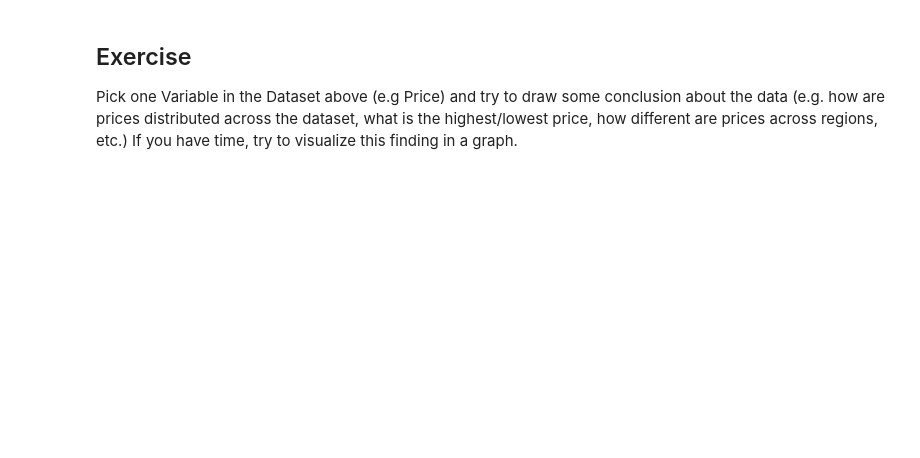
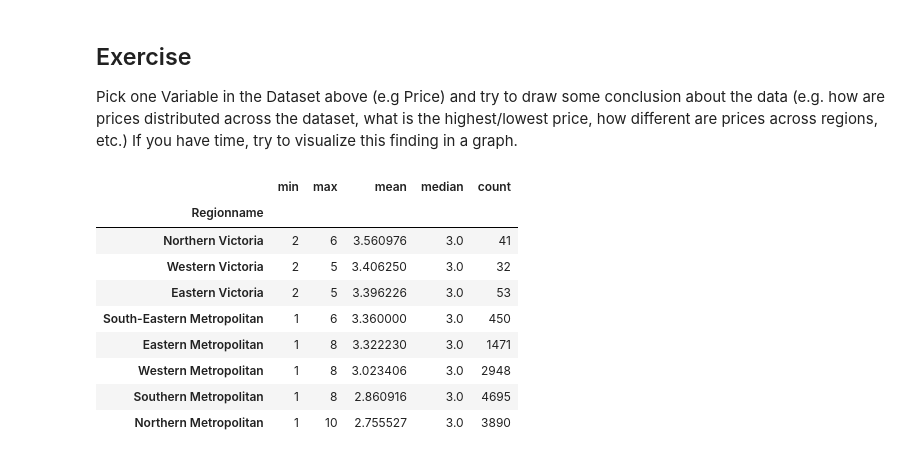
Before and after one commit to MysterionNY/Kurs259_Machine_Learning, a Jupyter notebook: demos/03_data_preprocessing.ipynb, the cells around one changed output. Drawn from its saved outputs; the diff is of its cells as text; code cells hidden in the pictures; blank space fills up the shorter version.

```diff
--- a/demos/03_data_preprocessing.ipynb
+++ b/demos/03_data_preprocessing.ipynb
@@ -155,3 +197,17 @@ df1.sample(n=10)
 
 Pick one Variable in the Dataset above (e.g Price) and try to draw some conclusion about the data (e.g. how are prices distributed across the dataset, what is the highest/lowest price, how different are prices across regions, etc.)
 If you have time, try to visualize this finding in a graph.
+# %%
+room_stats = df.groupby("Regionname")["Rooms"].agg(["min", "max", "mean", "median", "count"]).sort_values(by="mean", ascending=False)
+room_stats
+# %% [output]
+|  | min | max | mean | median | count |
+| Regionname |  |  |  |  |  |
+| Northern Victoria | 2 | 6 | 3.560976 | 3.0 | 41 |
+| Western Victoria | 2 | 5 | 3.406250 | 3.0 | 32 |
+| Eastern Victoria | 2 | 5 | 3.396226 | 3.0 | 53 |
+| South-Eastern Metropolitan | 1 | 6 | 3.360000 | 3.0 | 450 |
+| Eastern Metropolitan | 1 | 8 | 3.322230 | 3.0 | 1471 |
+| Western Metropolitan | 1 | 8 | 3.023406 | 3.0 | 2948 |
+| Southern Metropolitan | 1 | 8 | 2.860916 | 3.0 | 4695 |
+| Northern Metropolitan | 1 | 10 | 2.755527 | 3.0 | 3890 |
```
Also changed, not shown: parts of 10 cells of this notebook.
